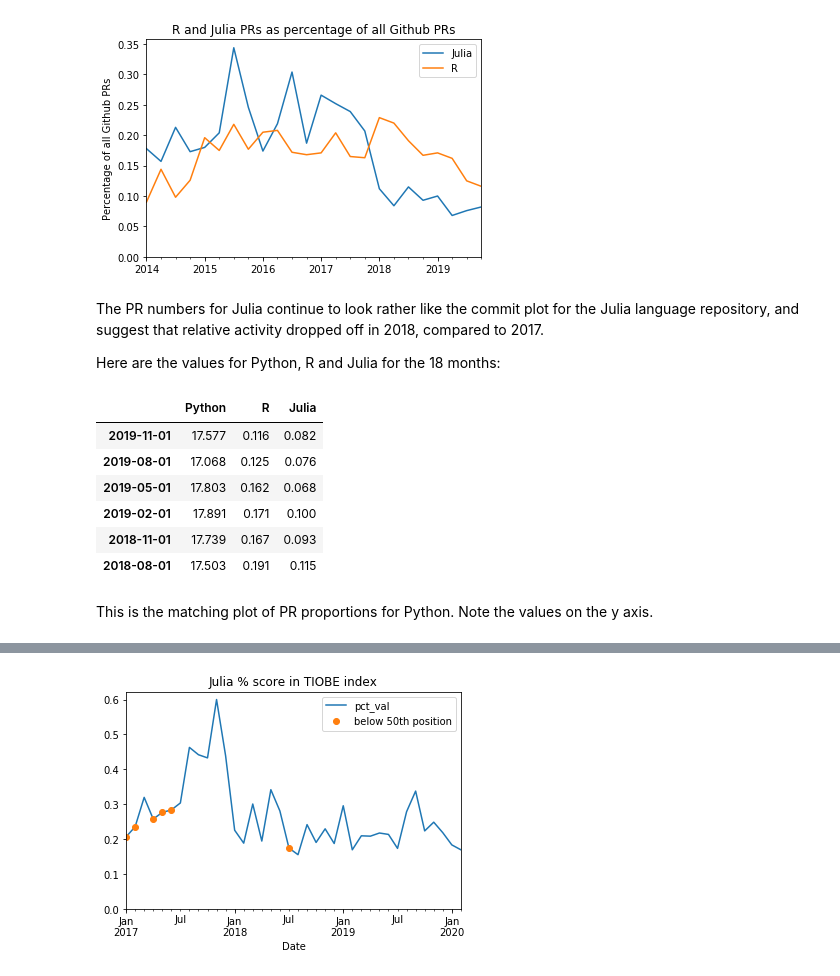
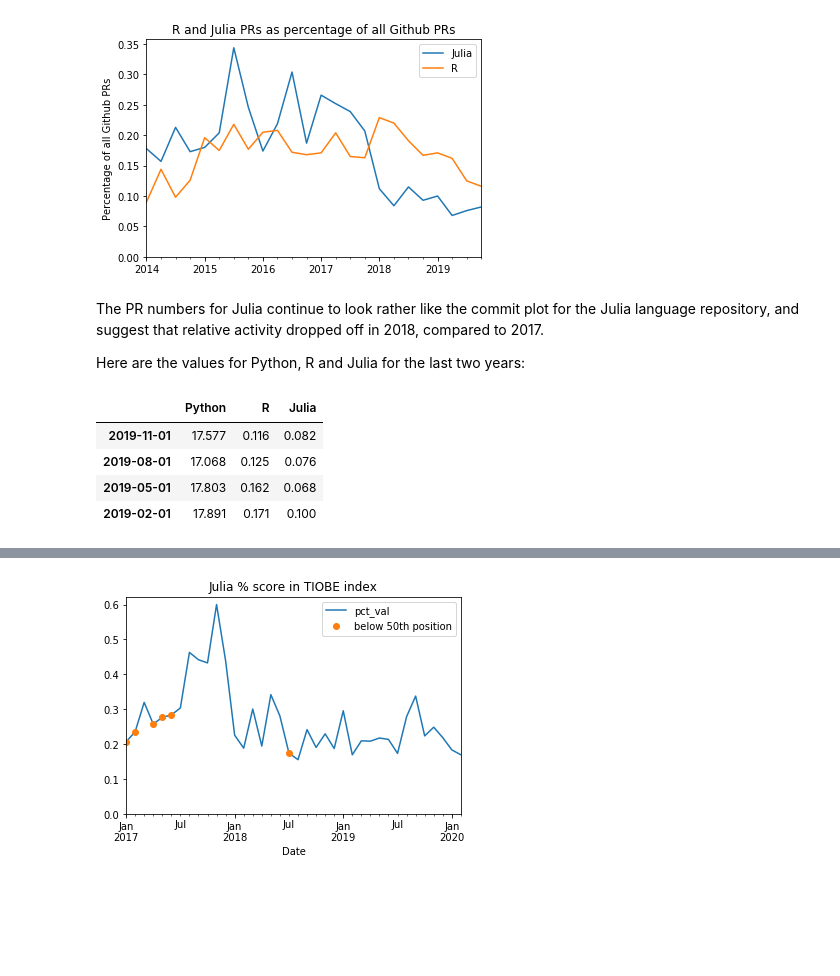
Before and after one commit to matthew-brett/asterisk-blog, a Jupyter notebook: content/hows-julia-2020.ipynb, the cells around one changed output, grey strips where cells are left out. Saved outputs shown, nothing was run; the diff lists cells and outputs as text; code cells hidden in the pictures; blank space fills up the shorter version.

Commit message:
Clean up Julia post a little

```diff
--- a/content/hows-julia-2020.ipynb
+++ b/content/hows-julia-2020.ipynb
@@ -136,17 +111,12 @@ The PR numbers for Julia continue to look rather like the commit plot for the
 Julia language repository, and suggest that relative activity dropped off in
 2018, compared to 2017.
 
-Here are the values for Python, R and Julia for the 18 months:
+Here are the values for Python, R and Julia for the last two years:
 # %%
-julia_prs.head(6)[['Python', 'R', 'Julia']]
+julia_prs.head(4)[['Python', 'R', 'Julia']]
 # %% [output]
 |  | Python | R | Julia |
 | 2019-11-01 | 17.577 | 0.116 | 0.082 |
 | 2019-08-01 | 17.068 | 0.125 | 0.076 |
 | 2019-05-01 | 17.803 | 0.162 | 0.068 |
 | 2019-02-01 | 17.891 | 0.171 | 0.100 |
-| 2018-11-01 | 17.739 | 0.167 | 0.093 |
-| 2018-08-01 | 17.503 | 0.191 | 0.115 |
-# %% [markdown]
-This is the matching plot of PR proportions for Python.  Note the values on the
-y axis.
```
Also changed, not shown: parts of 9 cells of this notebook, 1 other file.
